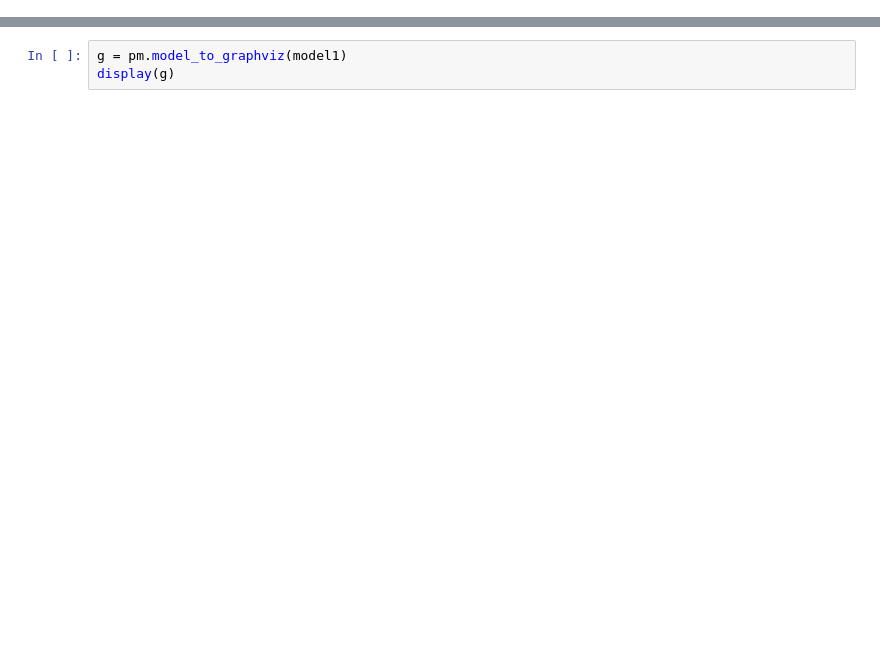
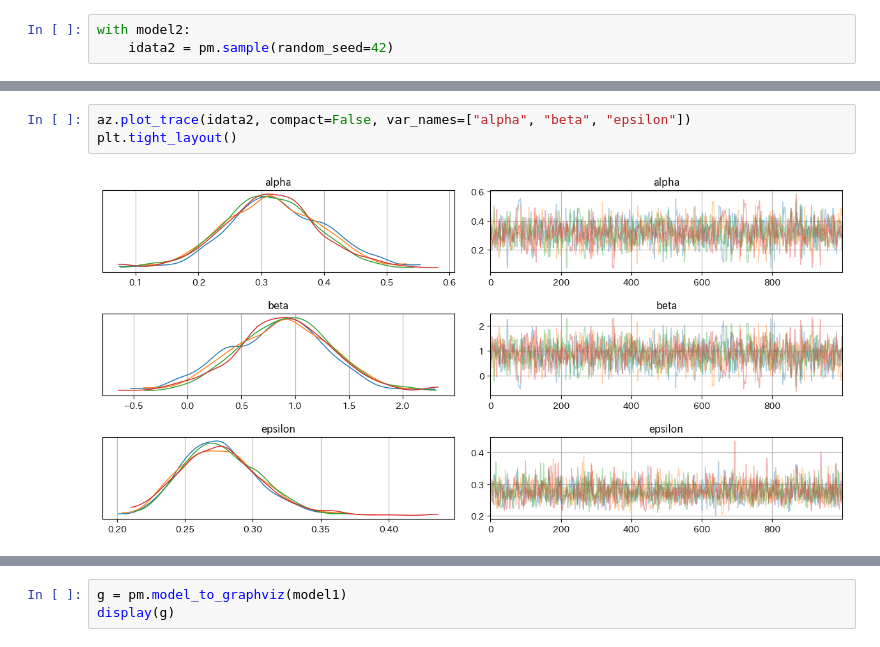
Before and after one commit to YutoAbe-jpn/testb, a Jupyter notebook: notebook/ beyse.ipynb, the cells around one changed output, grey strips where cells are left out. Saved outputs shown, nothing was run; the diff lists cells and outputs as text; blank space fills up the shorter version.

```diff
--- a/notebook/ beyse.ipynb
+++ b/notebook/ beyse.ipynb
@@ -87,0 +182,3 @@ with model2:
+# %%
+with model2:
+    idata2 = pm.sample(random_seed=42)
@@ -87,0 +192,5 @@ with model2:
+# %%
+az.plot_trace(idata2, compact=False, var_names=["alpha", "beta", "epsilon"])
+plt.tight_layout()
+# %% [output]
+[figure, added]
```
Also changed, not shown: parts of 41 cells of this notebook.
